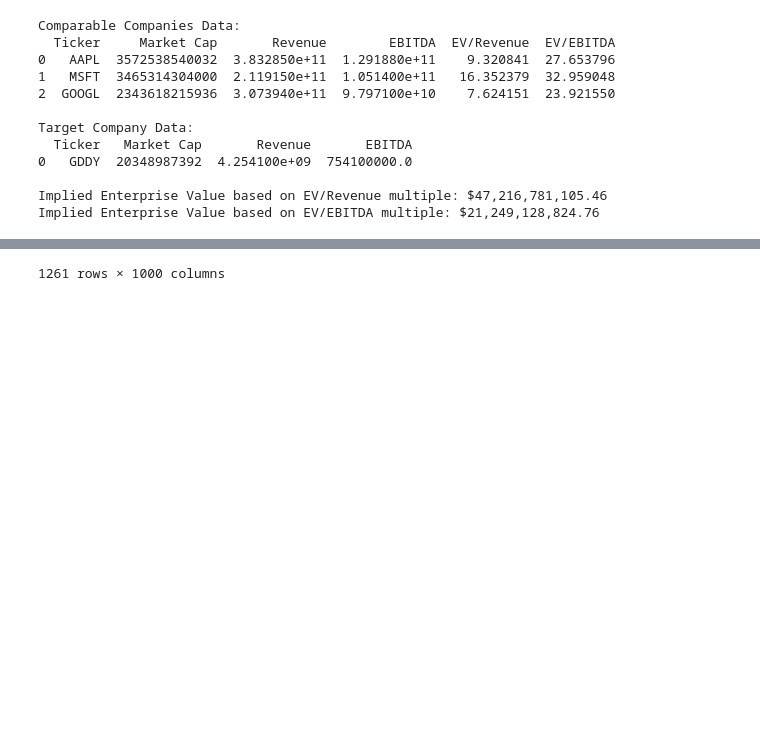
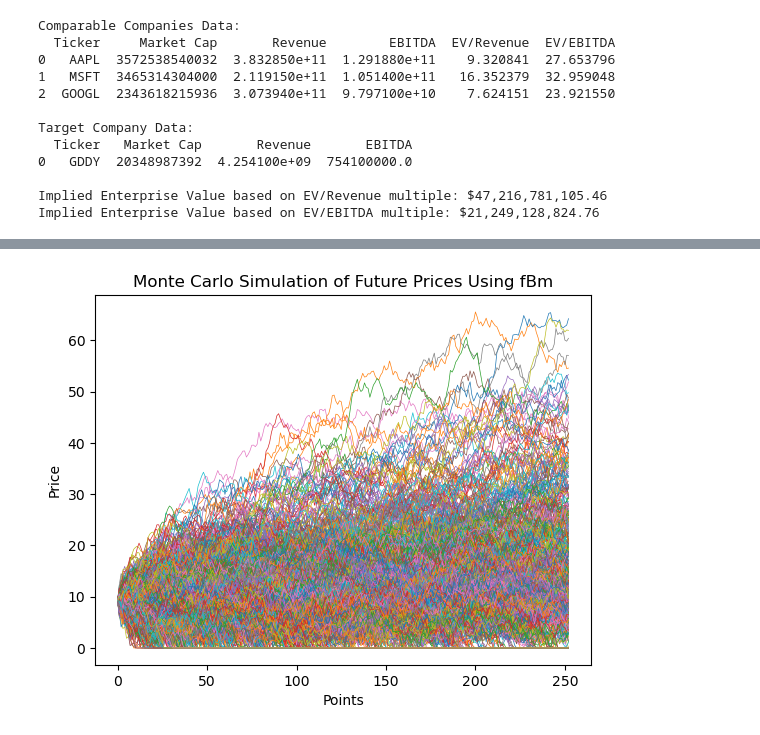
Before and after one commit to ab123-bruh/fund_temp, a Jupyter notebook: mvtest.ipynb, the cells around one changed output, grey strips where cells are left out. Drawn from its saved outputs; the diff is of its cells as text; code cells hidden in the pictures; blank space fills up the shorter version.

```diff
--- a/mvtest.ipynb
+++ b/mvtest.ipynb
@@ -462,27 +462,33 @@ import matplotlib.pyplot as plt
 from stochastic.processes.noise import FractionalGaussianNoise
 import yfinance as yf
 import numpy as np
+import pandas as pd
 
-df = yf.download('CORT', start='2020-01-01', progress=False)
+df = yf.download('SIGA', start='2020-01-01', progress=False)
 num_days = 252
 
 num_simulations = 1000
-simulation = np.zeros((num_days*5+1, num_simulations))
+simulation = np.zeros((num_days+1, num_simulations))
+
+start = df["Adj Close"].values.tolist()[-1]
 
 for i in range(num_simulations):
   H = np.random.uniform(low=.3,high=.6)
   fgn = FractionalGaussianNoise(hurst=H,t=num_days)
-  sim = fgn._sample_fractional_gaussian_noise(num_days*5)
+  sim = fgn._sample_fractional_gaussian_noise(num_days)
   sim = sim.cumsum()
   sim = np.insert(sim, [0], 0)
+
   simulation[:, i] += sim
 
-start = df["Adj Close"].values.tolist()[-1]
+  ruin = np.where(sim < start*-1)[0].tolist()
+  if len(ruin) >= 1:
+    simulation[ruin[0]:,i] = start*-1
+
 simulation =  pd.DataFrame(simulation) + start
 
-
 for i in range(num_simulations):
-    plt.plot(simulation[i], lw=0.5,color="black")
+    plt.plot(simulation[i], lw=0.5)
 
 
 plt.title(f"Monte Carlo Simulation of Future Prices Using fBm")
@@ -505 +499 @@ plt.show()
-1261 rows × 1000 columns
+[figure, added]
```
Also changed, not shown: parts of 2 cells of this notebook, 2 other files.
